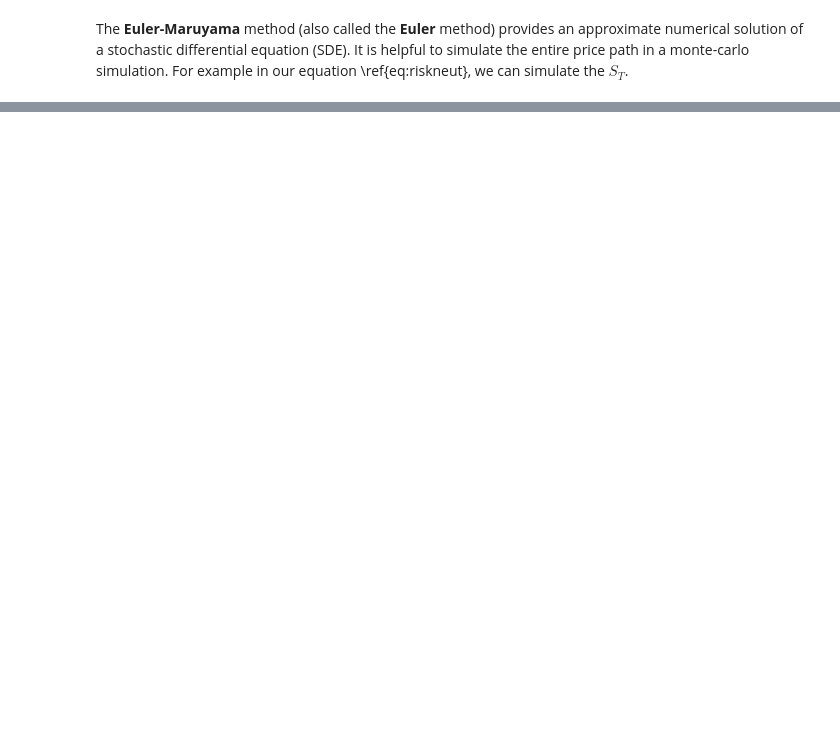
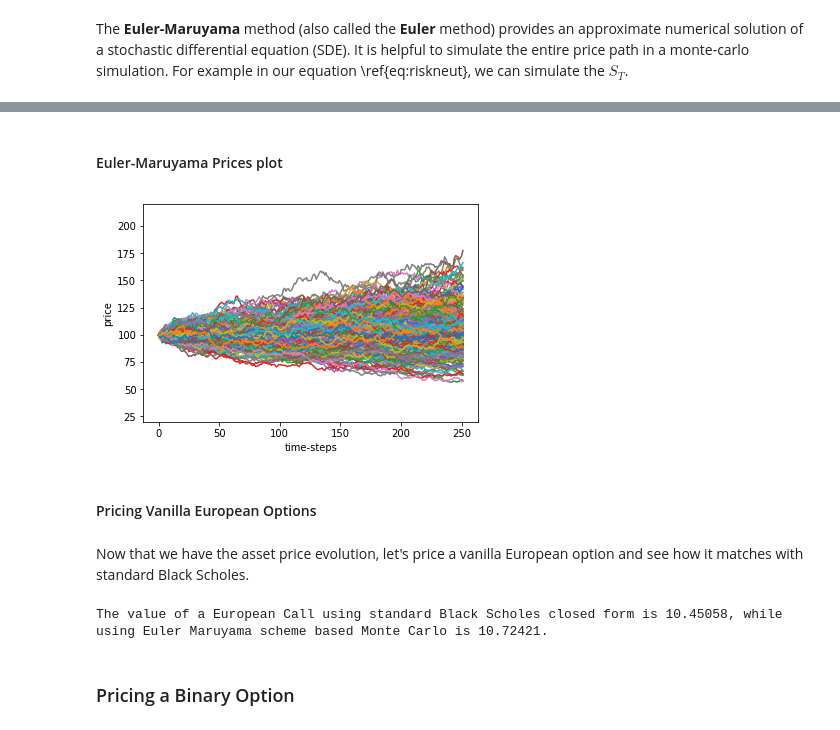
Before and after one commit to sydelcid/finmisc, a Jupyter notebook: assignment_3.ipynb, the cells around one changed output, grey strips where cells are left out. Cells and saved outputs as stored; diff of their text form; code cells hidden in the pictures; blank space fills up the shorter version.

```diff
--- a/assignment_3.ipynb
+++ b/assignment_3.ipynb
@@ -38,0 +203,26 @@ The **Euler-Maruyama** method (also called the **Euler** method) provides an app
+# %% [markdown]
+#### Euler-Maruyama Prices plot
+# %%
+for aa in range(N):
+    plt.plot(range(N),em_prices[aa])
+axes = plt.gca()
+axes.set_ylim([20,220])
+plt.ylabel('price')
+plt.xlabel('time-steps')
+plt.show()
+# %% [output]
+[figure, added]
+# %% [markdown]
+#### Pricing Vanilla European Options
+# %% [markdown]
+Now that we have the asset price evolution, let's price a vanilla European option and see how it matches with standard Black Scholes.
+# %%
+step_vals = np.exp(-rf*Time_to_expiry)*np.maximum(0, em_prices - E)
+last_step_vals = step_vals[:,N-1]
+em_call_price = np.mean(last_step_vals)
+print('The value of a European Call using standard Black Scholes closed form is {:.5f}, '
+      'while using Euler Maruyama scheme based Monte Carlo is {:.5f}.'.format(BScallval, em_call_price))
+# %% [output]
+The value of a European Call using standard Black Scholes closed form is 10.45058, while using Euler Maruyama scheme based Monte Carlo is 10.72421.
+# %% [markdown]
+### Pricing a Binary Option
```
Also changed, not shown: parts of 61 cells of this notebook.
